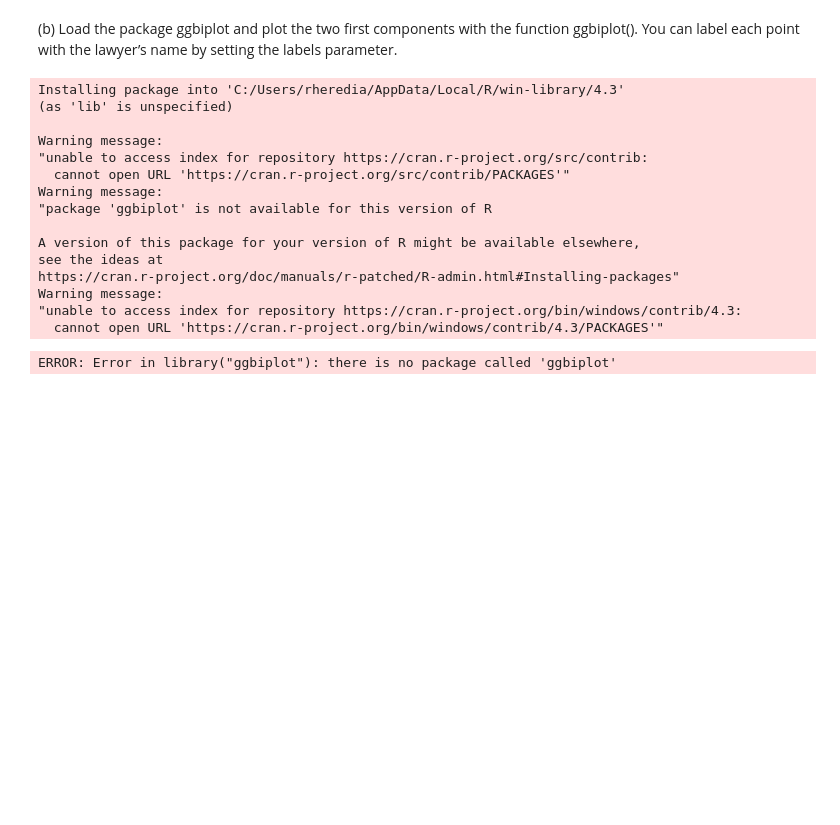
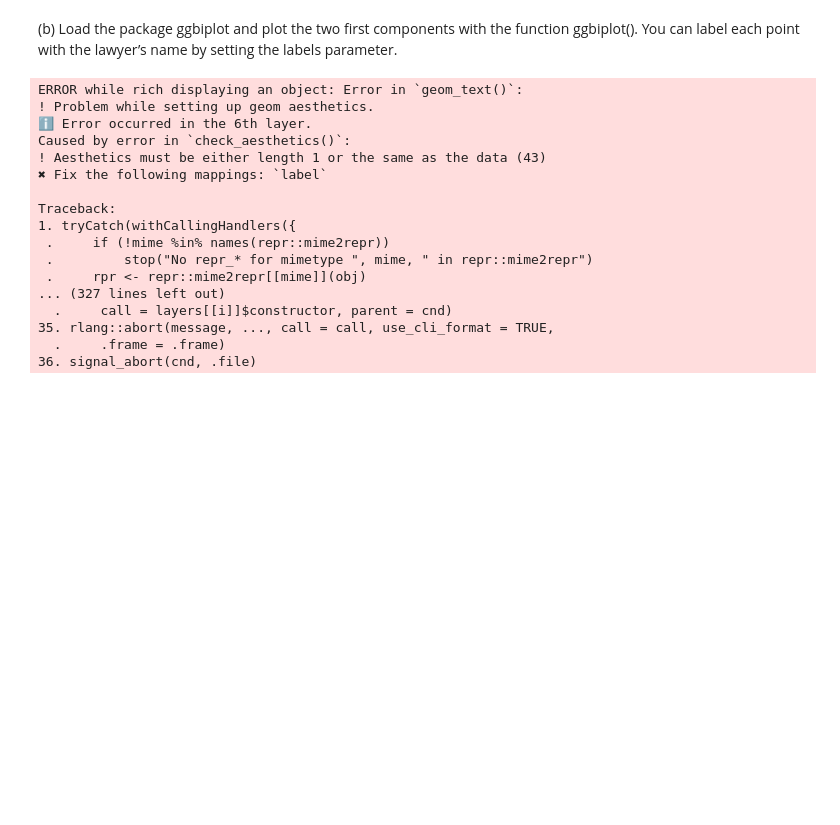
Before and after one commit to JHyel2015/handson_2023A, a Jupyter notebook: notebooks/02_DataQAR.ipynb, the cells around one changed output. Saved outputs shown, nothing was run; the diff lists cells and outputs as text; code cells hidden in the pictures; blank space fills up the shorter version.

```diff
--- a/notebooks/02_DataQAR.ipynb
+++ b/notebooks/02_DataQAR.ipynb
@@ -324,23 +359,37 @@ corrplot.mixed(M, lower = 'shade', upper = 'pie', order = 'hclust')
 # %% [markdown]
 (b) Load the package ggbiplot and plot the two first components with the function ggbiplot(). You can label each point with the lawyer’s name by setting the labels parameter.
-# %%
-install.packages("ggbiplot")
-
-library("ggbiplot")
-# %% [output]
-Installing package into 'C:/Users/rheredia/AppData/Local/R/win-library/4.3'
-(as 'lib' is unspecified)
-
-Warning message:
-"unable to access index for repository https://cran.r-project.org/src/contrib:
-  cannot open URL 'https://cran.r-project.org/src/contrib/PACKAGES'"
-Warning message:
-"package 'ggbiplot' is not available for this version of R
-
-A version of this package for your version of R might be available elsewhere,
-see the ideas at
-https://cran.r-project.org/doc/manuals/r-patched/R-admin.html#Installing-packages"
-Warning message:
-"unable to access index for repository https://cran.r-project.org/bin/windows/contrib/4.3:
-  cannot open URL 'https://cran.r-project.org/bin/windows/contrib/4.3/PACKAGES'"
-ERROR: Error in library("ggbiplot"): there is no package called 'ggbiplot'
+# %%
+library(devtools)
+#install_github("vqv/ggbiplot")
+
+library("ggbiplot")
+
+df <- data.frame(USJudgeRatings)
+
+df.pca <- prcomp(df, scale. = TRUE)
+ggbiplot(df.pca, obs.scale = 1, var.scale = 1,
+  groups = class(df), ellipse = TRUE, circle = TRUE) +
+  scale_color_discrete(name = '') +
+  theme(legend.direction = 'horizontal', legend.position = 'top') +
+  geom_text(
+    label=rownames(df)
+    )
+# %% [output]
+ERROR while rich displaying an object: Error in `geom_text()`:
+! Problem while setting up geom aesthetics.
+ℹ Error occurred in the 6th layer.
+Caused by error in `check_aesthetics()`:
+! Aesthetics must be either length 1 or the same as the data (43)
+✖ Fix the following mappings: `label`
+
+Traceback:
+1. tryCatch(withCallingHandlers({
+ .     if (!mime %in% names(repr::mime2repr))
+ .         stop("No repr_* for mimetype ", mime, " in repr::mime2repr")
+ .     rpr <- repr::mime2repr[[mime]](obj)
+... (327 lines left out)
+  .     call = layers[[i]]$constructor, parent = cnd)
+35. rlang::abort(message, ..., call = call, use_cli_format = TRUE,
+  .     .frame = .frame)
+36. signal_abort(cnd, .file)
+[figure, added]
```
Also changed, not shown: parts of 2 cells of this notebook.
